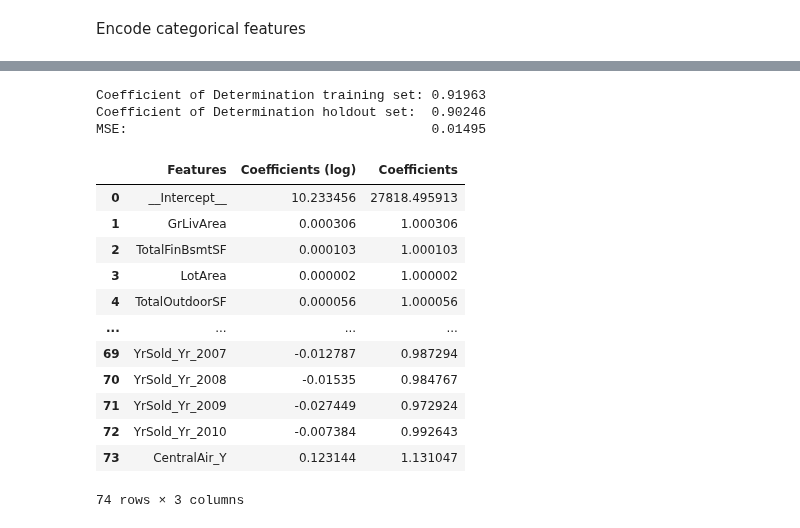
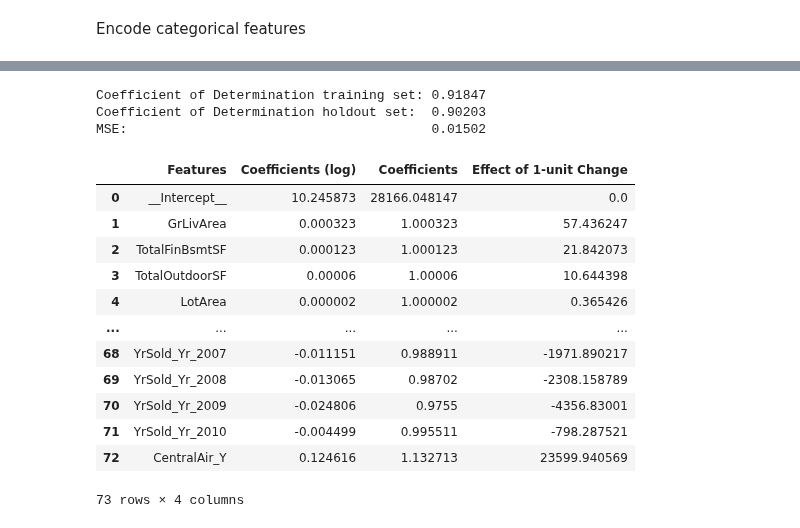
Before and after one commit to rishigoutam/ames-iowa, a Jupyter notebook: rishi/linreg.ipynb, the cells around one changed output, grey strips where cells are left out. Saved outputs shown, nothing was run; the diff lists cells and outputs as text; code cells hidden in the pictures.

```diff
--- a/rishi/linreg.ipynb
+++ b/rishi/linreg.ipynb
@@ -39,33 +32,3 @@ X_best_so_far = ames[[
-# %%
-# use james' feature engineering
-# TODO add to engineered.csv
-ames['TotalOutdoorSF'] = ames.ScreenPorch + ames.WoodDeckSF + ames.OpenPorchSF + ames.EnclosedPorch
-ames['Age'] = 2010 - ames.YearBuilt
-ames['AgeRemod'] = 2010 - ames.YearRemodAdd
-ames['AgeGarage'] = 2010 - ames.GarageYrBlt
-ames['HasPool'] = (ames.PoolArea > 1).astype(int)
-ames['TotalFinBsmtSF'] = ames.BsmtFinSF1 + ames.BsmtFinSF2
-ames['TotalOutdoorSF'] = ames.ScreenPorch + ames.WoodDeckSF + ames.OpenPorchSF + ames.EnclosedPorch
-ames['logLotArea'] = np.log(ames.LotArea)
-
-# test features from James' tree model
-box_keep_all = ['LandSlope','BsmtExposure','BsmtFullBath','BsmtHalfBath','Fireplaces','BsmtFinType1','HeatingQC','FullBath','HalfBath',
-                'Functional','TotRmsAbvGrd','GarageCars','PavedDrive','HasPool']
-
-box_keep_1 = ['OverallQual','OverallCond']
-
-box_keep_2 = ['ExterQual','ExterCond','BsmtQual','BsmtCond','KitchenQual','FireplaceQu','GarageQual','GarageCond']
-
-scatter_keep_all = ['LotFrontage','GarageArea','MasVnrArea']
-
-scatter_keep_1 = ['TotalOutdoorSF','TotalBsmtSF','GrLivArea']
-
-scatter_keep_2 = ['BsmtFinSF1','1stFlrSF','2ndFlrSF','ScreenPorch','WoodDeckSF','OpenPorchSF','EnclosedPorch']
-
-
-features_james = box_keep_all + box_keep_2 + scatter_keep_all + scatter_keep_2
-
-features_broad = box_keep_all + box_keep_1 + scatter_keep_all + scatter_keep_1
 # %%
 model = LinearRegression()
 
@@ -236,31 +246,35 @@ BIC -2325.168582624889
 # Score model
 print(f"Coefficient of Determination training set: {round(model.score(X=X_train, y=y_train), 5)}")
 print(f"Coefficient of Determination holdout set:  {round(model.score(X=X_test, y=y_test), 5)}")
-print(f"MSE:                                       {round(mean_squared_error(y_true=y_test, y_pred=y_predict), 5)}")
+print(f"MSE:                                       {round(mean_squared_error(y_true=y_test, y_pred=y_predict_test), 5)}")
 # %% [output]
-Coefficient of Determination training set: 0.91963
-Coefficient of Determination holdout set:  0.90246
-MSE:                                       0.01495
+Coefficient of Determination training set: 0.91847
+Coefficient of Determination holdout set:  0.90203
+MSE:                                       0.01502
 # %%
-# Beta coefficients
+# Beta coefficients and their effect
 beta_names = np.insert(model.feature_names_in_, 0, "__Intercept__")
+
 log_coefficients = np.insert(model.coef_, 0, model.intercept_)
 unlogged_coefficients = np.insert(np.exp(model.coef_), 0, np.exp(model.intercept_))
-coeff_array = np.vstack([beta_names, log_coefficients, unlogged_coefficients]).T
-pd.DataFrame(coeff_array, columns=['Features', 'Coefficients (log)', 'Coefficients'])
+effect = [(coeff-1) * ames.SalePrice.mean() for coeff in unlogged_coefficients]
+effect[0] = 0
+
+coeff_array = np.vstack([beta_names, log_coefficients, unlogged_coefficients, effect]).T
+pd.DataFrame(coeff_array, columns=['Features', 'Coefficients (log)', 'Coefficients', 'Effect of 1-unit Change'])
 # %% [output]
-|  | Features | Coefficients (log) | Coefficients |
-| 0 | __Intercept__ | 10.233456 | 27818.495913 |
-| 1 | GrLivArea | 0.000306 | 1.000306 |
-| 2 | TotalFinBsmtSF | 0.000103 | 1.000103 |
-| 3 | LotArea | 0.000002 | 1.000002 |
-| 4 | TotalOutdoorSF | 0.000056 | 1.000056 |
-| ... | ... | ... | ... |
-| 69 | YrSold_Yr_2007 | -0.012787 | 0.987294 |
-| 70 | YrSold_Yr_2008 | -0.01535 | 0.984767 |
-| 71 | YrSold_Yr_2009 | -0.027449 | 0.972924 |
-| 72 | YrSold_Yr_2010 | -0.007384 | 0.992643 |
-| 73 | CentralAir_Y | 0.123144 | 1.131047 |
+|  | Features | Coefficients (log) | Coefficients | Effect of 1-unit Change |
+| 0 | __Intercept__ | 10.245873 | 28166.048147 | 0.0 |
+| 1 | GrLivArea | 0.000323 | 1.000323 | 57.436247 |
+| 2 | TotalFinBsmtSF | 0.000123 | 1.000123 | 21.842073 |
+| 3 | TotalOutdoorSF | 0.00006 | 1.00006 | 10.644398 |
+| 4 | LotArea | 0.000002 | 1.000002 | 0.365426 |
+| ... | ... | ... | ... | ... |
+| 68 | YrSold_Yr_2007 | -0.011151 | 0.988911 | -1971.890217 |
+| 69 | YrSold_Yr_2008 | -0.013065 | 0.98702 | -2308.158789 |
+| 70 | YrSold_Yr_2009 | -0.024806 | 0.9755 | -4356.83001 |
+| 71 | YrSold_Yr_2010 | -0.004499 | 0.995511 | -798.287521 |
+| 72 | CentralAir_Y | 0.124616 | 1.132713 | 23599.940569 |
-74 rows × 3 columns
+73 rows × 4 columns
 # %%
 # Residuals
```
Also changed, not shown: parts of 18 cells of this notebook.
